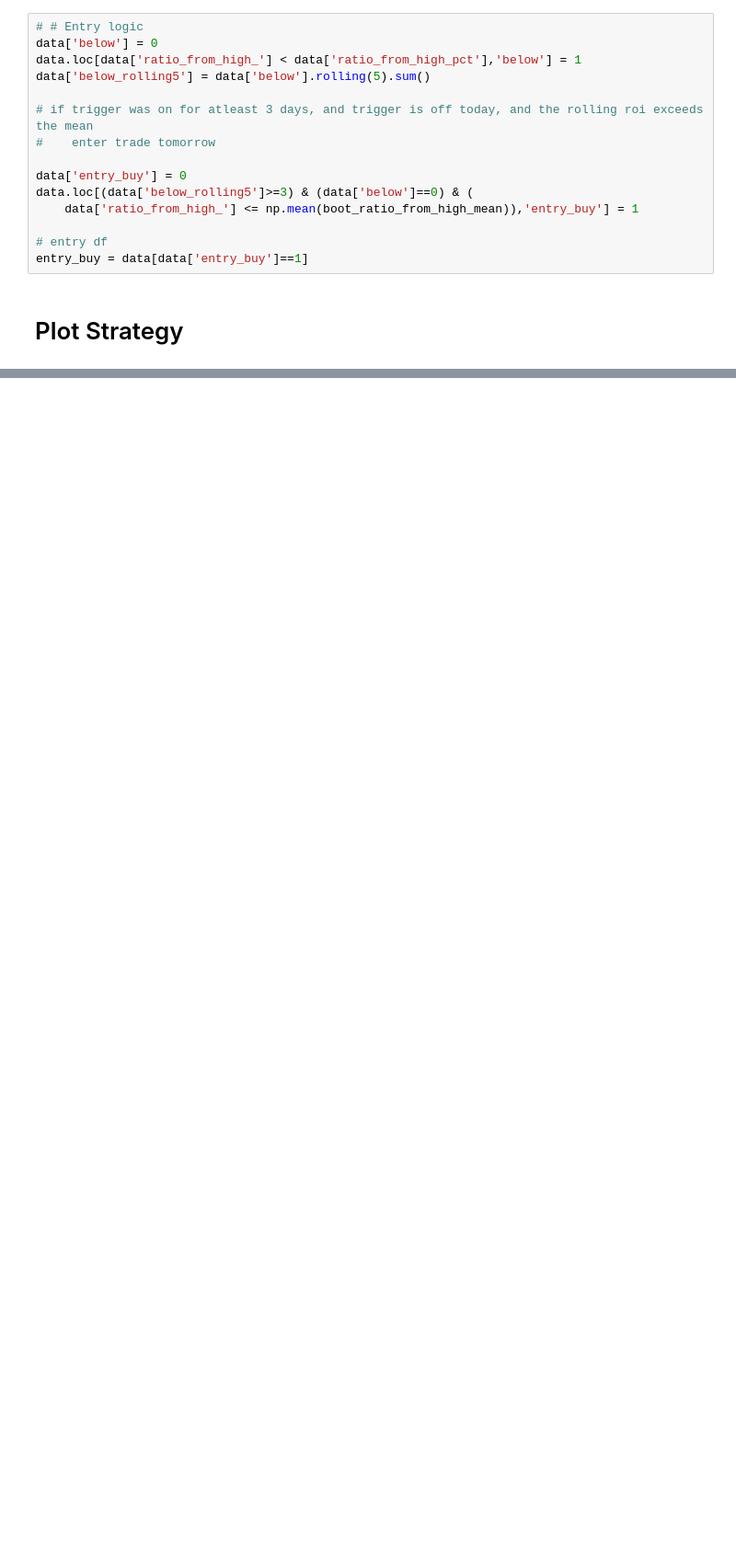
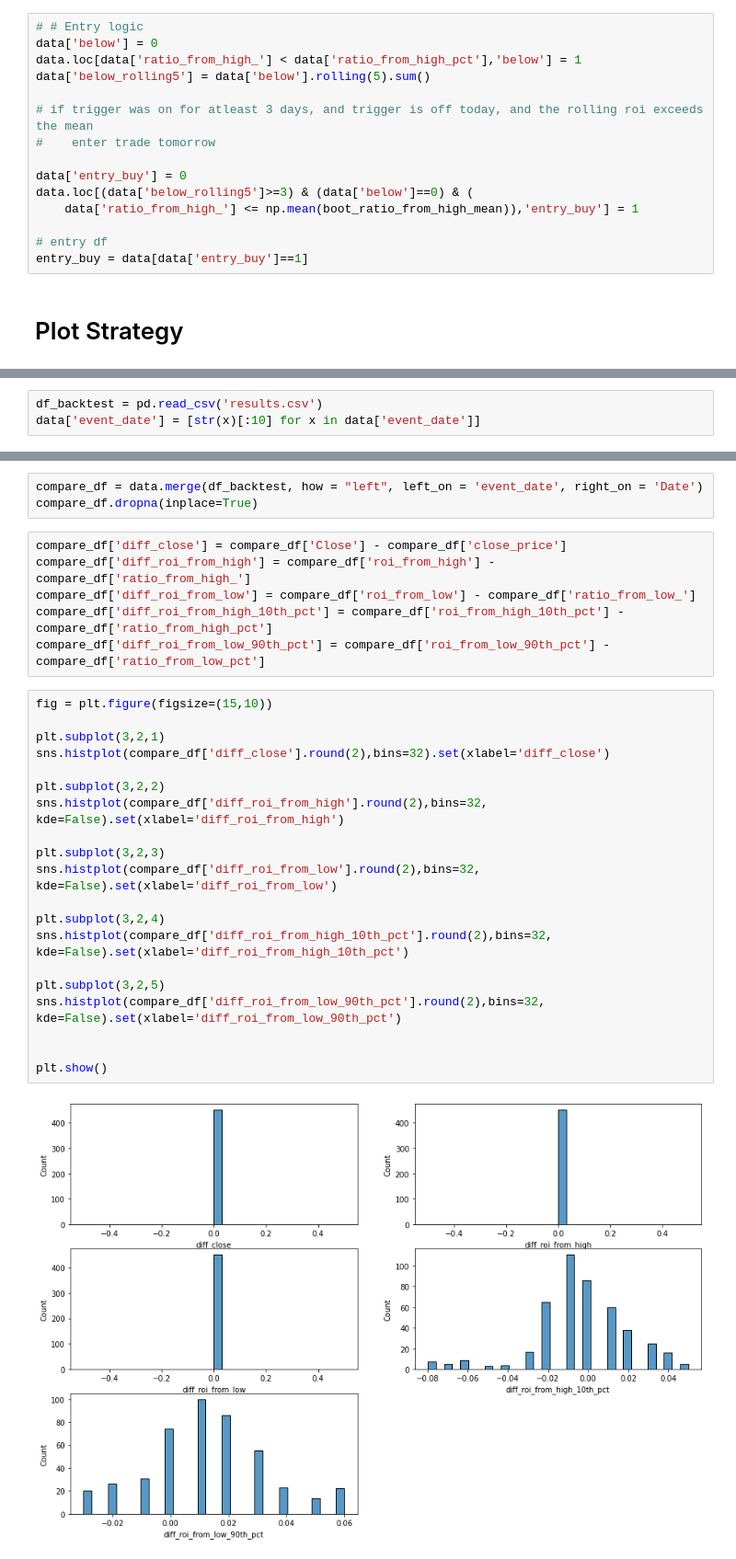
Before and after one commit to nate-belete/algoTrading, a Jupyter notebook: Strategy Development Ideas.ipynb, the cells around one changed output, grey strips where cells are left out. Shown at 92% size. Saved outputs shown, nothing was run; the diff lists cells and outputs as text; blank space fills up the shorter version.

```diff
--- a/Strategy Development Ideas.ipynb
+++ b/Strategy Development Ideas.ipynb
@@ -185,0 +193,3 @@ plt.show()
+# %%
+df_backtest = pd.read_csv('results.csv')
+data['event_date'] = [str(x)[:10] for x in data['event_date']]
@@ -185,0 +220,31 @@ plt.show()
+# %%
+compare_df = data.merge(df_backtest, how = "left", left_on = 'event_date', right_on = 'Date')
+compare_df.dropna(inplace=True)
+# %%
+compare_df['diff_close'] = compare_df['Close'] - compare_df['close_price']
+compare_df['diff_roi_from_high'] = compare_df['roi_from_high'] - compare_df['ratio_from_high_']
+compare_df['diff_roi_from_low'] = compare_df['roi_from_low'] - compare_df['ratio_from_low_']
+compare_df['diff_roi_from_high_10th_pct'] = compare_df['roi_from_high_10th_pct'] - compare_df['ratio_from_high_pct']
+compare_df['diff_roi_from_low_90th_pct'] = compare_df['roi_from_low_90th_pct'] - compare_df['ratio_from_low_pct']
+# %%
+fig = plt.figure(figsize=(15,10))
+
+plt.subplot(3,2,1)
+sns.histplot(compare_df['diff_close'].round(2),bins=32).set(xlabel='diff_close')
+
+plt.subplot(3,2,2)
+sns.histplot(compare_df['diff_roi_from_high'].round(2),bins=32, kde=False).set(xlabel='diff_roi_from_high')
+
+plt.subplot(3,2,3)
+sns.histplot(compare_df['diff_roi_from_low'].round(2),bins=32, kde=False).set(xlabel='diff_roi_from_low')
+
+plt.subplot(3,2,4)
+sns.histplot(compare_df['diff_roi_from_high_10th_pct'].round(2),bins=32, kde=False).set(xlabel='diff_roi_from_high_10th_pct')
+
+plt.subplot(3,2,5)
+sns.histplot(compare_df['diff_roi_from_low_90th_pct'].round(2),bins=32, kde=False).set(xlabel='diff_roi_from_low_90th_pct')
+
+
+plt.show()
+# %% [output]
+[figure, added]
```
Also changed, not shown: parts of 5 cells of this notebook, 3 other files.
